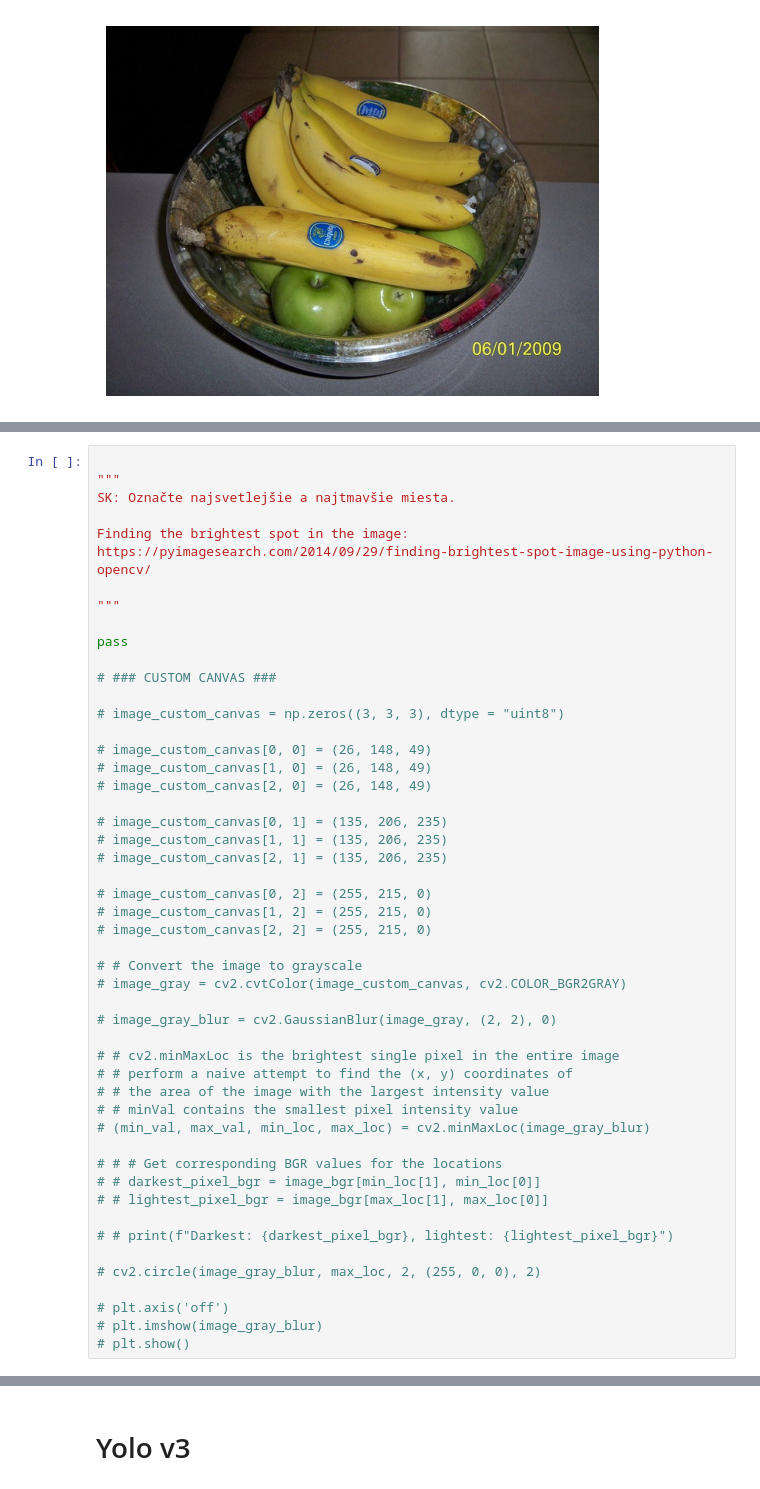
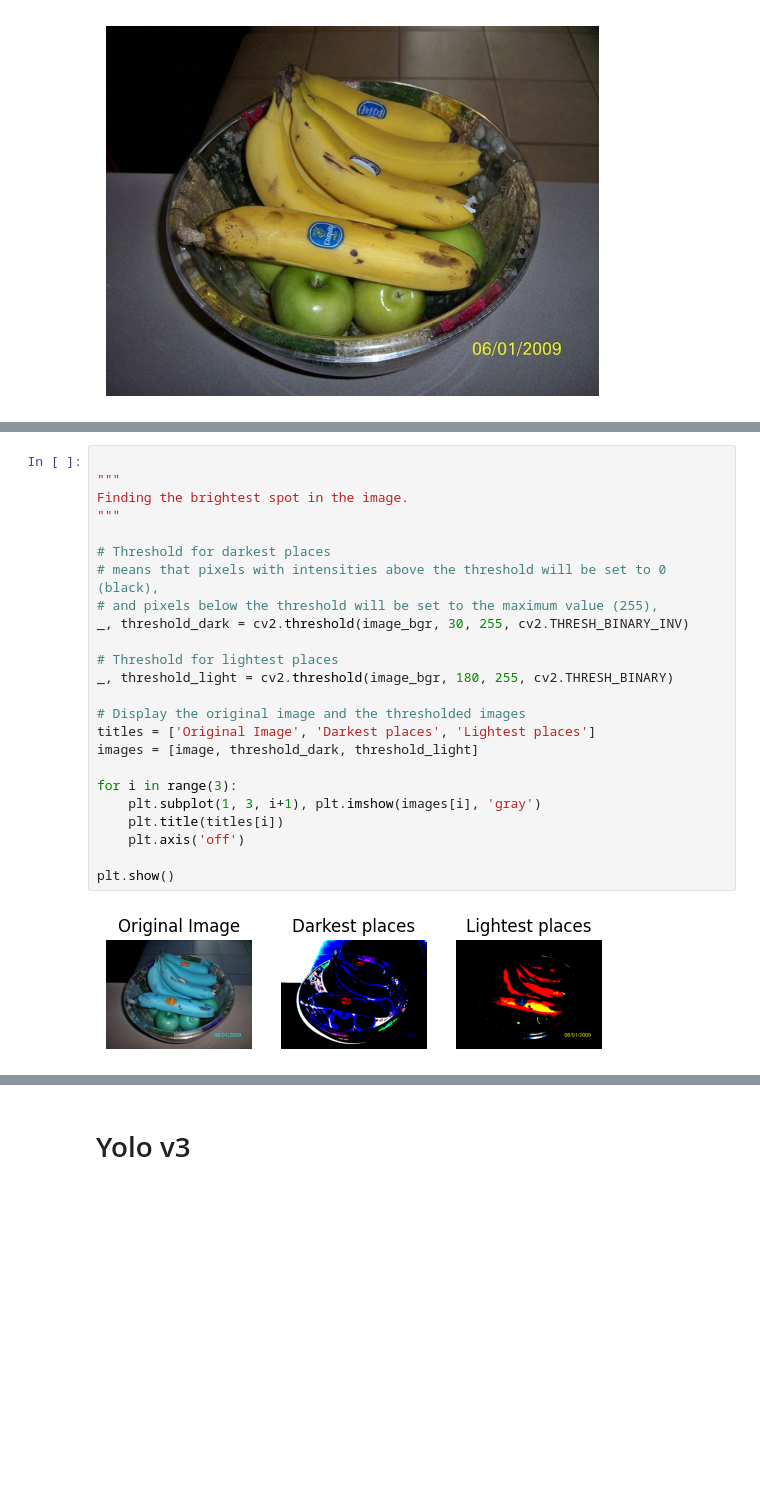
Before and after one commit to NikoletaKocurovaAI/artificial-intelligence, a Jupyter notebook: computer-vision/robot-object-recognition/research/object_detection.ipynb, the cells around one changed output, grey strips where cells are left out. Saved outputs shown, nothing was run; the diff lists cells and outputs as text; blank space fills up the shorter version.

```diff
--- a/computer-vision/robot-object-recognition/research/object_detection.ipynb
+++ b/computer-vision/robot-object-recognition/research/object_detection.ipynb
@@ -176,53 +161,29 @@ pass
 # %%
 
 """
-SK: Označte najsvetlejšie a najtmavšie miesta.
-
-Finding the brightest spot in the image:
-https://pyimagesearch.com/2014/09/29/finding-brightest-spot-image-using-python-opencv/
-
+Finding the brightest spot in the image.
 """
 
-pass
+# Threshold for darkest places
+# means that pixels with intensities above the threshold will be set to 0 (black),
+# and pixels below the threshold will be set to the maximum value (255),
+_, threshold_dark = cv2.threshold(image_bgr, 30, 255, cv2.THRESH_BINARY_INV)
 
-# ### CUSTOM CANVAS ###
+# Threshold for lightest places
+_, threshold_light = cv2.threshold(image_bgr, 180, 255, cv2.THRESH_BINARY)
 
-# image_custom_canvas = np.zeros((3, 3, 3), dtype = "uint8")
+# Display the original image and the thresholded images
+titles = ['Original Image', 'Darkest places', 'Lightest places']
+images = [image, threshold_dark, threshold_light]
 
-# image_custom_canvas[0, 0] = (26, 148, 49)
-# image_custom_canvas[1, 0] = (26, 148, 49)
-# image_custom_canvas[2, 0] = (26, 148, 49)
+for i in range(3):
+    plt.subplot(1, 3, i+1), plt.imshow(images[i], 'gray')
+    plt.title(titles[i])
+    plt.axis('off')
 
-# image_custom_canvas[0, 1] = (135, 206, 235)
-# image_custom_canvas[1, 1] = (135, 206, 235)
-# image_custom_canvas[2, 1] = (135, 206, 235)
-
-# image_custom_canvas[0, 2] = (255, 215, 0)
-# image_custom_canvas[1, 2] = (255, 215, 0)
-# image_custom_canvas[2, 2] = (255, 215, 0)
-
-# # Convert the image to grayscale
-# image_gray = cv2.cvtColor(image_custom_canvas, cv2.COLOR_BGR2GRAY)
-
-# image_gray_blur = cv2.GaussianBlur(image_gray, (2, 2), 0)
-
-# # cv2.minMaxLoc is the brightest single pixel in the entire image
-# # perform a naive attempt to find the (x, y) coordinates of
-# # the area of the image with the largest intensity value
-# # minVal contains the smallest pixel intensity value
-# (min_val, max_val, min_loc, max_loc) = cv2.minMaxLoc(image_gray_blur)
-
-# # # Get corresponding BGR values for the locations
-# # darkest_pixel_bgr = image_bgr[min_loc[1], min_loc[0]]
-# # lightest_pixel_bgr = image_bgr[max_loc[1], max_loc[0]]
-
-# # print(f"Darkest: {darkest_pixel_bgr}, lightest: {lightest_pixel_bgr}")
-
-# cv2.circle(image_gray_blur, max_loc, 2, (255, 0, 0), 2)
-
-# plt.axis('off')
-# plt.imshow(image_gray_blur)
-# plt.show()
+plt.show()
+# %% [output]
+[figure, added]
 # %%
 
 """
```
Also changed, not shown: parts of 10 cells of this notebook.
